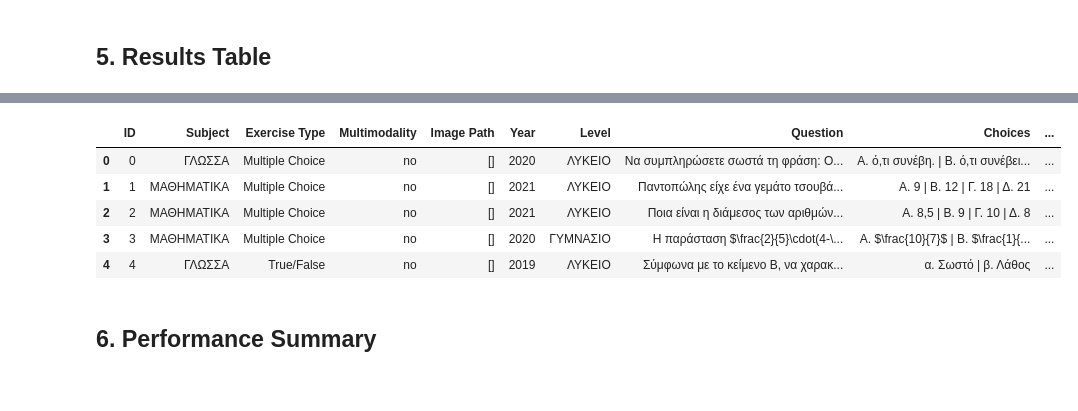
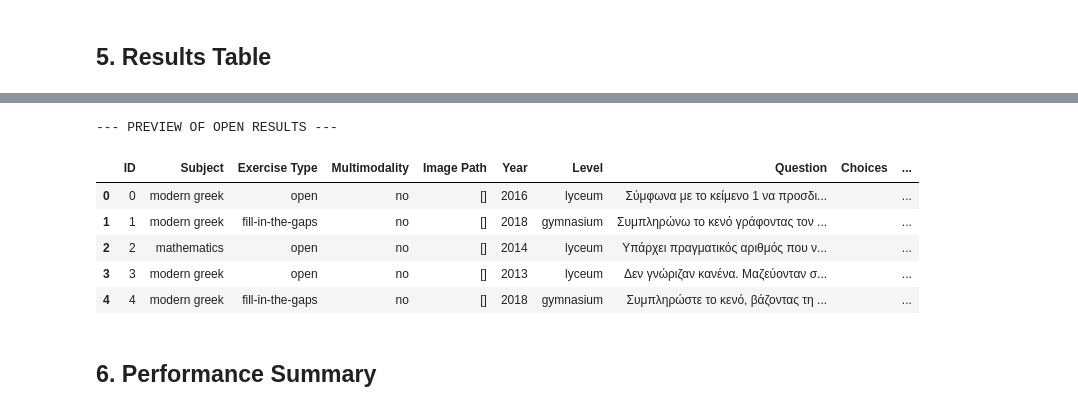
Before and after one commit to PK9811-hub/protipa_exams_dataset, a Jupyter notebook: notebooks/eval_protipa_exams.ipynb, the cells around one changed output, grey strips where cells are left out. Saved outputs shown, nothing was run; the diff lists cells and outputs as text; code cells hidden in the pictures.

Commit message:
Created task_config for open-ended questions

```diff
--- a/notebooks/eval_protipa_exams.ipynb
+++ b/notebooks/eval_protipa_exams.ipynb
@@ -109,11 +76,13 @@ from protipa_exams_dataset.data_loader import (
     apply_matching_processing,
 )
 
+EVAL_MODE = 'open'
+
 # Ρύθμιση φακέλου αποτελεσμάτων
 results_dir = project_root / "results"
 results_dir.mkdir(exist_ok=True)
 
-logger.info("🚀 Ξεκινάει η διαδικασία με τις νέες συναρτήσεις...")
+logger.info("🚀 Ξεκινάει η διαδικασία σε Mode: {EVAL_MODE.upper()}...")
 
 # --- Βήμα 1: Φόρτωση από Hugging Face ---
 # Καλεί την έτοιμη συνάρτηση που κατεβάζει και ενώνει train + test
@@ -121,10 +90,8 @@ hf_dataset = load_protipa_dataset()
 logger.info(f"✅ Loaded raw dataset from HF. Size: {len(hf_dataset)}")
 
 # --- Βήμα 2: Φιλτράρισμα ---
-# Καλεί την έτοιμη συνάρτηση φιλτραρίσματος (Γλώσσα, Μαθηματικά κλπ.)
-# Προσοχή: Επιστρέφει ΛΙΣΤΑ, όχι DataFrame ακόμα.
-filtered_list = filter_dataset(hf_dataset)
-logger.info(f"✅ Filtered items: {len(filtered_list)}")
+filtered_list = filter_dataset(hf_dataset, mode=EVAL_MODE)
+logger.info(f"✅ Filtered items ({EVAL_MODE}): {len(filtered_list)}")
 
 # --- Βήμα 3: Μετατροπή σε DataFrame ---
 # Απαραίτητο για να δουλέψουν οι επόμενες συναρτήσεις (fix matching & clean paths)
@@ -154,8 +121,17 @@ logger.info("🔄 Applying Matching Fix & Cleaning Paths...")
 df = apply_matching_processing(df)  # Διορθώνει τα Matching
 
 # --- Βήμα 5: Αποθήκευση ---
-full_data_path = results_dir / "full_dataset_for_eval.json"
-df.to_json(full_data_path, orient="records", force_ascii=False, indent=4)
+if EVAL_MODE == 'closed':
+    json_filename = "full_dataset_for_eval_closed.json"
+else:
+    json_filename = "full_dataset_for_eval_open.json"
 
-logger.info(f"   Questions ready for evaluation: {len(df)}")
+full_data_path = results_dir / json_filename
+
+if not df.empty:
+    df.to_json(full_data_path, orient="records", force_ascii=False, indent=4)
+    logger.info(f"💾 Saved {EVAL_MODE} dataset to: {json_filename}")
+    logger.info(f"✅ Questions ready for evaluation: {len(df)}")
+else:
+    logger.warning("⚠️ Το DataFrame είναι άδειο! Δεν αποθηκεύτηκε τίποτα.")
 # %% [output]
@@ -328,20 +344,22 @@ if all_samples:
     for idx, data in all_samples.items():
         row = {
             "ID": idx,
-            "Subject": data["Subject"],
+            "Subject": data.get("Subject"),
             "Exercise Type": data.get("Exercise Type", "N/A"),
             "Multimodality": data.get("Multimodality", "no"),
             "Image Path": data.get("Image Path", ""),
-            "Year": data["Year"],
-            "Level": data["Level"],
-            "Question": data["Question"],
-            "Choices": data["Choices"],
-            "Ground Truth": data["Ground Truth"]
+            "Year": data.get("Year"),
+            "Level": data.get("Level", "N/A"),
+            "Question": data.get("Question", ""),
+            "Choices": data.get("Choices", ""),
+            "Ground Truth": data.get("Ground Truth", "")
         }
 
         for m in models_to_test:
             # Αποθηκεύουμε την απάντηση του κάθε μοντέλου
-            row[f"{m}_pred"] = data["Model Predictions"].get(m, "N/A")
+            model_col_name = m.split("/")[-1]
+            pred = data["Model Predictions"].get(m, "N/A")
+            row[f"{model_col_name}_pred"] = pred
             # row[f"{m}_raw"] = data["Raw Responses"].get(m, "N/A")
 
         table_data.append(row)
@@ -349,14 +367,14 @@ if all_samples:
     df_results = pd.DataFrame(table_data)
 
     model_names_str = "_".join([m.split("/")[-1] for m in models_to_test])
-    filename = f"eval_results_{model_names_str}.csv"
+    filename = f"eval_results_{model_names_str}_{EVAL_MODE}.csv"
+
     results_file = results_dir / filename
 
     # Αποθήκευση
     df_results.to_csv(results_file, index=False, encoding='utf-8-sig')
     logger.info(f"💾 Table saved successfully to: {results_file}")
 
-    # Εμφάνιση των πρώτων 5 γραμμών για να θαυμάσεις το αποτέλεσμα!
     display(df_results.head())
 else:
     logger.warning("⚠️ No samples collected to save!")
@@ -365,9 +383,10 @@ else:
+--- PREVIEW OF OPEN RESULTS ---
 |  | ID | Subject | Exercise Type | Multimodality | Image Path | Year | Level | Question | Choices | ... |
-| 0 | 0 | ΓΛΩΣΣΑ | Multiple Choice | no | [] | 2020 | ΛΥΚΕΙΟ | Να συμπληρώσετε σωστά τη φράση: Ο... | Α. ό,τι συνέβη. | Β. ό,τι συνέβει... | ... |
-| 1 | 1 | ΜΑΘΗΜΑΤΙΚΑ | Multiple Choice | no | [] | 2021 | ΛΥΚΕΙΟ | Παντοπώλης είχε ένα γεμάτο τσουβά... | A. 9 | B. 12 | Γ. 18 | Δ. 21 | ... |
-| 2 | 2 | ΜΑΘΗΜΑΤΙΚΑ | Multiple Choice | no | [] | 2021 | ΛΥΚΕΙΟ | Ποια είναι η διάμεσος των αριθμών... | A. 8,5 | B. 9 | Γ. 10 | Δ. 8 | ... |
-| 3 | 3 | ΜΑΘΗΜΑΤΙΚΑ | Multiple Choice | no | [] | 2020 | ΓΥΜΝΑΣΙΟ | Η παράσταση $\frac{2}{5}\cdot(4-\... | A. $\frac{10}{7}$ | B. $\frac{1}{... | ... |
-| 4 | 4 | ΓΛΩΣΣΑ | True/False | no | [] | 2019 | ΛΥΚΕΙΟ | Σύμφωνα με το κείμενο Β, να χαρακ... | α. Σωστό | β. Λάθος | ... |
+| 0 | 0 | modern greek | open | no | [] | 2016 | lyceum | Σύμφωνα με το κείμενο 1 να προσδι... |  | ... |
+| 1 | 1 | modern greek | fill-in-the-gaps | no | [] | 2018 | gymnasium | Συμπληρώνω το κενό γράφοντας τον ... |  | ... |
+| 2 | 2 | mathematics | open | no | [] | 2014 | lyceum | Υπάρχει πραγματικός αριθμός που ν... |  | ... |
+| 3 | 3 | modern greek | open | no | [] | 2013 | lyceum | Δεν γνώριζαν κανένα. Μαζεύονταν σ... |  | ... |
+| 4 | 4 | modern greek | fill-in-the-gaps | no | [] | 2018 | gymnasium | Συμπληρώστε το κενό, βάζοντας τη ... |  | ... |
 # %% [markdown]
 ## 6. Performance Summary
 # %%
```
Also changed, not shown: parts of 12 cells of this notebook, 8 other files.
